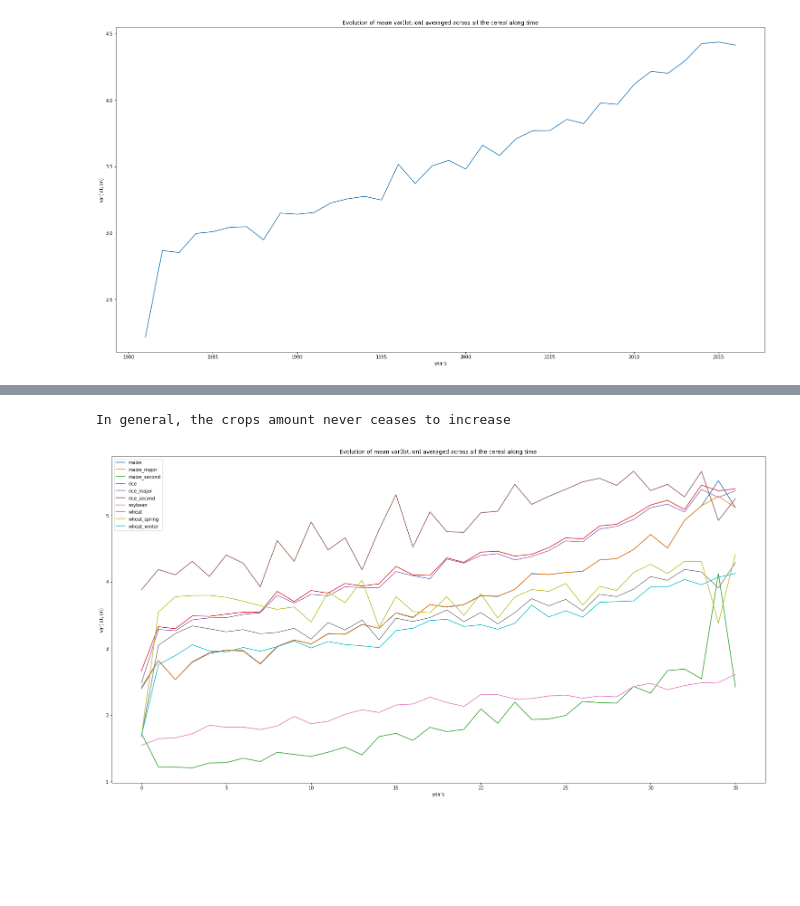
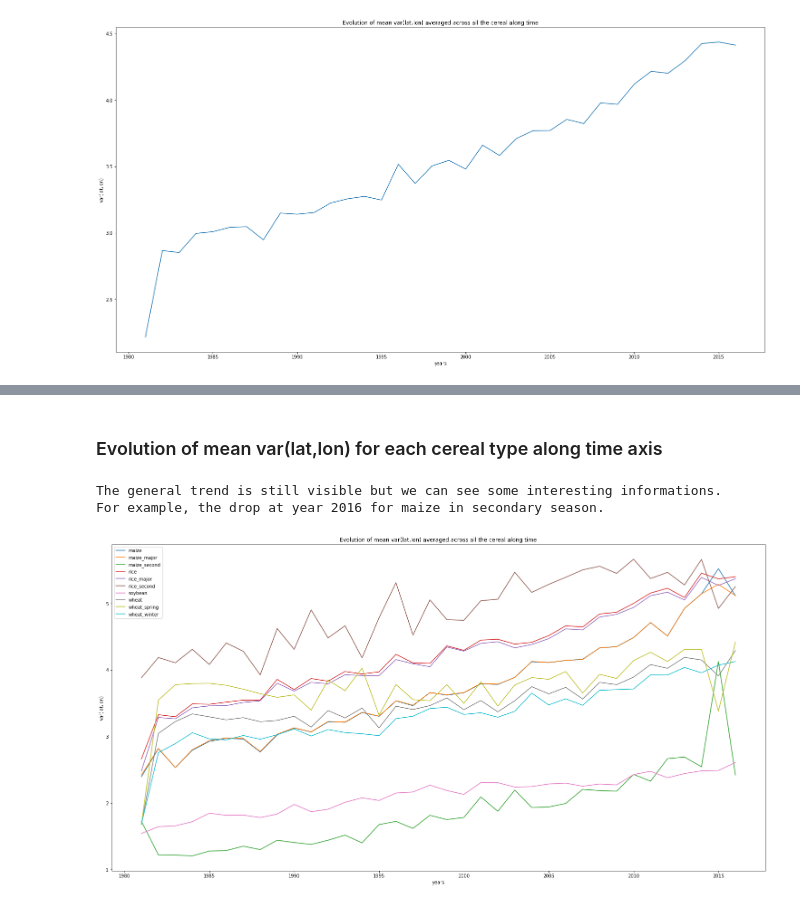
Before and after one commit to pprablanc/crops-cereal-analysis, a Jupyter notebook: analyses.ipynb, the cells around one changed output, grey strips where cells are left out. Cells and saved outputs as stored; diff of their text form; code cells hidden in the pictures; blank space fills up the shorter version.

```diff
--- a/analyses.ipynb
+++ b/analyses.ipynb
@@ -24,0 +32,16 @@ df = df.sort_values(['cereal', 'time'], ignore_index=True) # sorting by time
+# %%
+# Dataset preprocessing
+
+# Sort data as they are messy when load with scandir
+df = df.sort_values(['cereal', 'time'], ignore_index=True) # sorting by time
+
+# Add a 'var' column for display purpose
+# Remask with -1 to avoid flatten amplitude
+list_var = []
+for row in df['nc']:
+    row_tmp = row['var'][:]
+    row_tmp.set_fill_value(-1)
+    mask = row_tmp.mask
+    list_var.append(np.ma.masked_array(row_tmp.filled(fill_value=-1), mask))
+df['var'] = list_var
+df.head()
@@ -143,23 +200,30 @@ In general, the crops amount never ceases to increase
+# %% [markdown]
+### Evolution of mean var(lat,lon) for each cereal type along time axis
 # %%
-# get evolution of mean var(lat,lon) for each cereal type along time axis
+df_by_cereal = df.groupby(['cereal'])
+cereal_type_trend = df_by_cereal.apply(
+    lambda grp: [row.mean() for row in grp['var']]
+)
 
-df_by_time = df.groupby(['cereal'])
-cereal_type_trend = df_by_time.apply(
-    lambda grp: [row['var'][:].mean() for row in grp['nc']]
-)
 
 fig = plt.figure(figsize=(20,10))
 ax = fig.add_axes([0,0,1,1])
 legend = []
+time = df['time'].unique()
 for cereal_name, cereal_list in cereal_type_trend.items():
-    plt.plot(cereal_list)
+    plt.plot(time, cereal_list)
     legend.append(cereal_name)
 ax.legend(legend)
 ax.set_xlabel('years')
 ax.set_ylabel('var(lat,lon)')
 ax.set_title('Evolution of mean var(lat,lon) averaged across all the cereal along time')
 
-print('In general, the crops amount never ceases to increase')
+comment = '''
+The general trend is still visible but we can see some interesting informations.
+For example, the drop at year 2016 for maize in secondary season.
+'''
+print(comment)
 # %% [output]
-In general, the crops amount never ceases to increase
+The general trend is still visible but we can see some interesting informations.
+For example, the drop at year 2016 for maize in secondary season.
-[figure, old version]
+[figure, new version]
```
Also changed, not shown: parts of 10 cells of this notebook.
